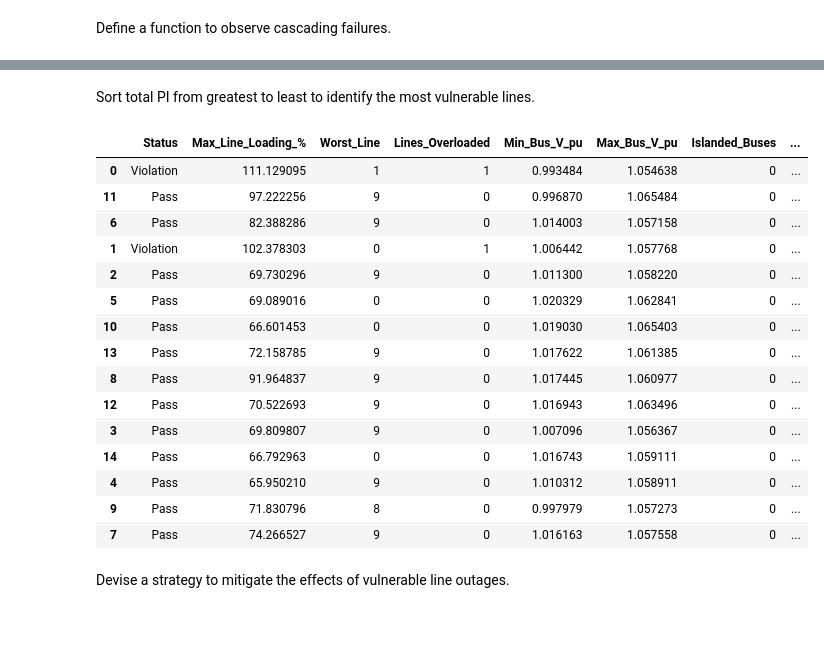
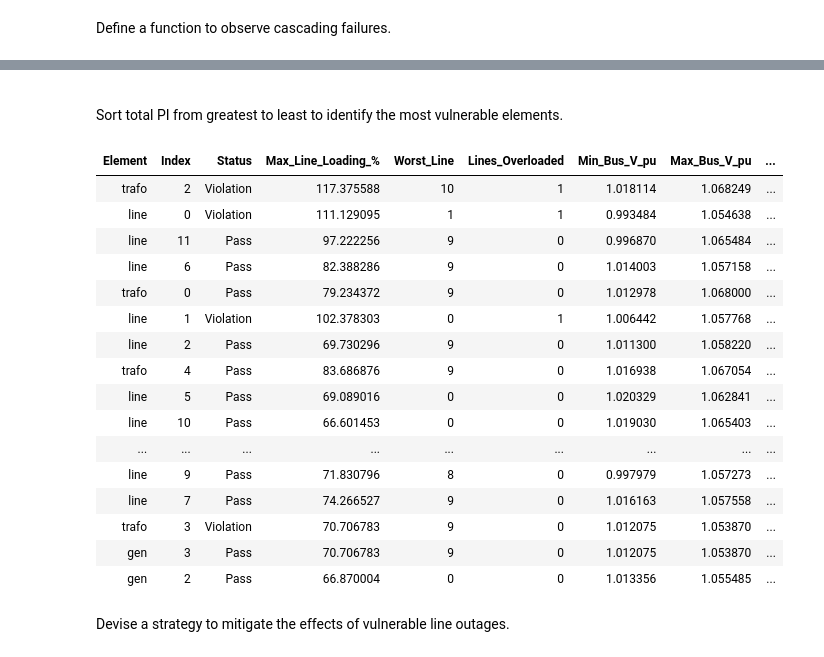
Before and after one commit to er-chang/Grid-Contingency-Analysis, a Jupyter notebook: notebook.ipynb, the cells around one changed output, grey strips where cells are left out. Saved outputs shown, nothing was run; the diff lists cells and outputs as text; code cells hidden in the pictures; blank space fills up the shorter version.

Commit message:
Include generators and transformers, reorganize notebook

```diff
--- a/notebook.ipynb
+++ b/notebook.ipynb
@@ -142,12 +135,12 @@ Simulate a fault at each line. Find any thermal/voltage violations. Tabulate the
 # %%
 # define N-1 case
-def n1_case(net, lines):
+def n1_case(net, elem="line"): # analyze line by default
     net = copy.deepcopy(net)
     rows = []
+    table = getattr(net, elem)
 
-    for i in lines:
-        # simulate a fault/outage at a given transmission line
-        net.line.loc[i, 'in_service'] = False
+    for i in table.index:
+        table.loc[i, 'in_service'] = False # simulate a fault/outage at a given transmission line
 
     # exception handling to manage the result of Newton-Ralphson method
         try:
@@ -156,30 +149,17 @@ def n1_case(net, lines):
         except pp.LoadflowNotConverged:
             row = {"Status": "Non-convergence"}
         finally:
-            net.line.loc[i, "in_service"] = True # restore the line
-        row["Tripped_Line"] = i
+            table.loc[i, "in_service"] = True # restore the line
+        row["Element"] = elem
+        row["Index"] = i
         rows.append(row)
     return pd.DataFrame(rows)
 
-results = n1_case(net,lines)
+# do N-1 analysis for line, transformer, and generator
+results = pd.concat([n1_case(net, "line"),
+                     n1_case(net, "trafo"),
+                     n1_case(net, "gen")], ignore_index=True)
 display(results)
-
-# run cascade sim
-cascade_rows = []
-violation_lines = results.loc[results["Status"]=="Violation", "Tripped_Line"].tolist()
-
-for line_index in violation_lines:
-    cascade_result = sim_cascade(net, load_max=load_max, start_line=line_index)
-    cascade_rows.append(cascade_result)
-
-cascade_df = pd.DataFrame(cascade_rows)
-display(cascade_df)
-
-# generate network diagram
-# for n in results.loc[results["Status"]=="Violation", "Tripped_Line"]:
-#     net.line.loc[n, "in_service"] = False
-#     plot.simple_plot(net, plot_loads=True, plot_gens=True)
-#     net.line.loc[n, "in_service"] = True
 # %% [output]
 |  | Status | Max_Line_Loading_% | Worst_Line | Lines_Overloaded | Min_Bus_V_pu | Max_Bus_V_pu | Islanded_Buses | ... |
 | 0 | Violation | 111.129095 | 1 | 1 | 0.993484 | 1.054638 | 0 | ... |
@@ -203,24 +212,29 @@ display(cascade_df)
+# %% [markdown]
+<comment>
 # %% [markdown]
-Sort total PI from greatest to least to identify the most vulnerable lines.
+Sort total PI from greatest to least to identify the most vulnerable elements.
 # %%
-display(results.sort_values(by="PI_Total",ascending=False))
+first = ["Element", "Index"]
+ordered = results[first + [col for col in results.columns if col not in first]]
+display(ordered.sort_values(by="PI_Total", ascending=False).style.hide(axis="index"))
 # %% [output]
-|  | Status | Max_Line_Loading_% | Worst_Line | Lines_Overloaded | Min_Bus_V_pu | Max_Bus_V_pu | Islanded_Buses | ... |
-| 0 | Violation | 111.129095 | 1 | 1 | 0.993484 | 1.054638 | 0 | ... |
-| 11 | Pass | 97.222256 | 9 | 0 | 0.996870 | 1.065484 | 0 | ... |
-| 6 | Pass | 82.388286 | 9 | 0 | 1.014003 | 1.057158 | 0 | ... |
-| 1 | Violation | 102.378303 | 0 | 1 | 1.006442 | 1.057768 | 0 | ... |
-| 2 | Pass | 69.730296 | 9 | 0 | 1.011300 | 1.058220 | 0 | ... |
-| 5 | Pass | 69.089016 | 0 | 0 | 1.020329 | 1.062841 | 0 | ... |
-| 10 | Pass | 66.601453 | 0 | 0 | 1.019030 | 1.065403 | 0 | ... |
-| 13 | Pass | 72.158785 | 9 | 0 | 1.017622 | 1.061385 | 0 | ... |
-| 8 | Pass | 91.964837 | 9 | 0 | 1.017445 | 1.060977 | 0 | ... |
-| 12 | Pass | 70.522693 | 9 | 0 | 1.016943 | 1.063496 | 0 | ... |
-| 3 | Pass | 69.809807 | 9 | 0 | 1.007096 | 1.056367 | 0 | ... |
-| 14 | Pass | 66.792963 | 0 | 0 | 1.016743 | 1.059111 | 0 | ... |
-| 4 | Pass | 65.950210 | 9 | 0 | 1.010312 | 1.058911 | 0 | ... |
-| 9 | Pass | 71.830796 | 8 | 0 | 0.997979 | 1.057273 | 0 | ... |
-| 7 | Pass | 74.266527 | 9 | 0 | 1.016163 | 1.057558 | 0 | ... |
+| Element | Index | Status | Max_Line_Loading_% | Worst_Line | Lines_Overloaded | Min_Bus_V_pu | Max_Bus_V_pu | ... |
+| trafo | 2 | Violation | 117.375588 | 10 | 1 | 1.018114 | 1.068249 | ... |
+| line | 0 | Violation | 111.129095 | 1 | 1 | 0.993484 | 1.054638 | ... |
+| line | 11 | Pass | 97.222256 | 9 | 0 | 0.996870 | 1.065484 | ... |
+| line | 6 | Pass | 82.388286 | 9 | 0 | 1.014003 | 1.057158 | ... |
+| trafo | 0 | Pass | 79.234372 | 9 | 0 | 1.012978 | 1.068000 | ... |
+| line | 1 | Violation | 102.378303 | 0 | 1 | 1.006442 | 1.057768 | ... |
+| line | 2 | Pass | 69.730296 | 9 | 0 | 1.011300 | 1.058220 | ... |
+| trafo | 4 | Pass | 83.686876 | 9 | 0 | 1.016938 | 1.067054 | ... |
+| line | 5 | Pass | 69.089016 | 0 | 0 | 1.020329 | 1.062841 | ... |
+| line | 10 | Pass | 66.601453 | 0 | 0 | 1.019030 | 1.065403 | ... |
+| ... | ... | ... | ... | ... | ... | ... | ... | ... |
+| line | 9 | Pass | 71.830796 | 8 | 0 | 0.997979 | 1.057273 | ... |
+| line | 7 | Pass | 74.266527 | 9 | 0 | 1.016163 | 1.057558 | ... |
+| trafo | 3 | Violation | 70.706783 | 9 | 0 | 1.012075 | 1.053870 | ... |
+| gen | 3 | Pass | 70.706783 | 9 | 0 | 1.012075 | 1.053870 | ... |
+| gen | 2 | Pass | 66.870004 | 0 | 0 | 1.013356 | 1.055485 | ... |
 # %% [markdown]
 Devise a strategy to mitigate the effects of vulnerable line outages.
 # %%
```
Also changed, not shown: parts of 11 cells of this notebook, 2 other files.
